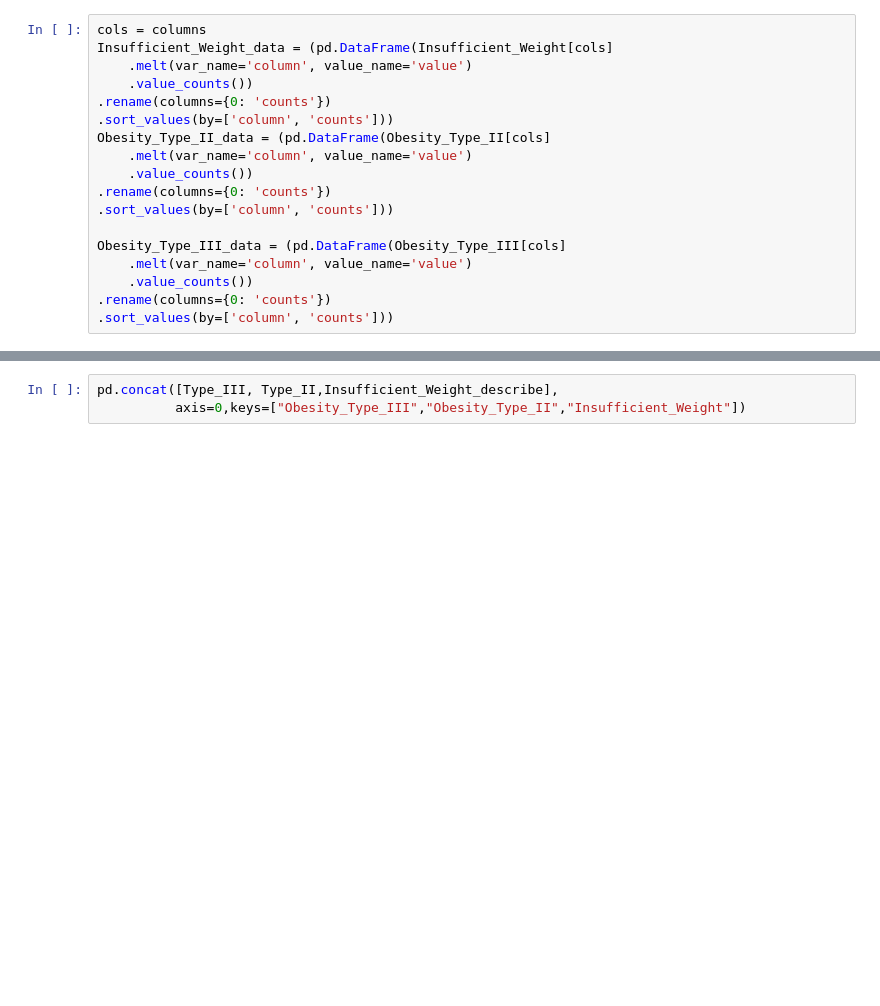
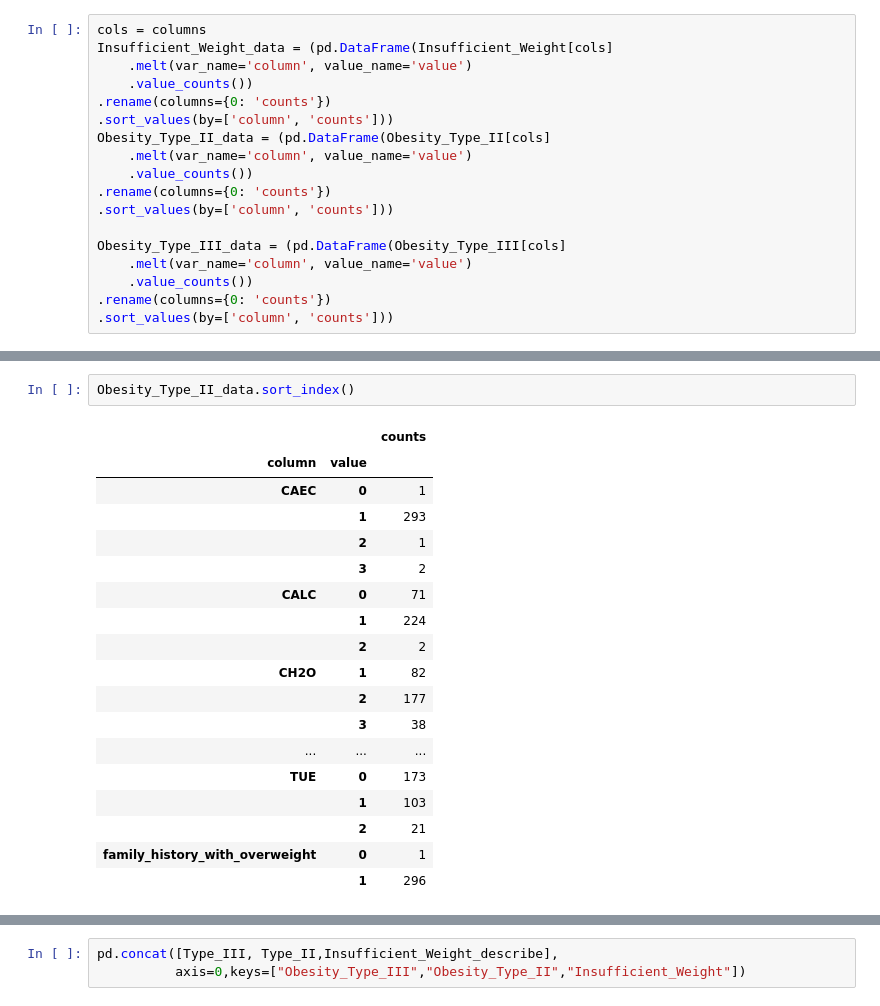
Before and after one commit to NoaAmichai/Obesity-Data-Science-Project, a Jupyter notebook: Obesity_Semester_B.ipynb, the cells around one changed output, grey strips where cells are left out. Cells and saved outputs as stored; diff of their text form; blank space fills up the shorter version.

```diff
--- a/Obesity_Semester_B.ipynb
+++ b/Obesity_Semester_B.ipynb
@@ -128,0 +139,21 @@ Obesity_Type_III_data = (pd.DataFrame(Obesity_Type_III[cols]
+# %%
+Obesity_Type_II_data.sort_index()
+# %% [output]
+|  |  | counts |
+| column | value |  |
+| CAEC | 0 | 1 |
+|  | 1 | 293 |
+|  | 2 | 1 |
+|  | 3 | 2 |
+| CALC | 0 | 71 |
+|  | 1 | 224 |
+|  | 2 | 2 |
+| CH2O | 1 | 82 |
+|  | 2 | 177 |
+|  | 3 | 38 |
+| ... | ... | ... |
+| TUE | 0 | 173 |
+|  | 1 | 103 |
+|  | 2 | 21 |
+| family_history_with_overweight | 0 | 1 |
+|  | 1 | 296 |
```
Also changed, not shown: parts of 3 cells of this notebook.
